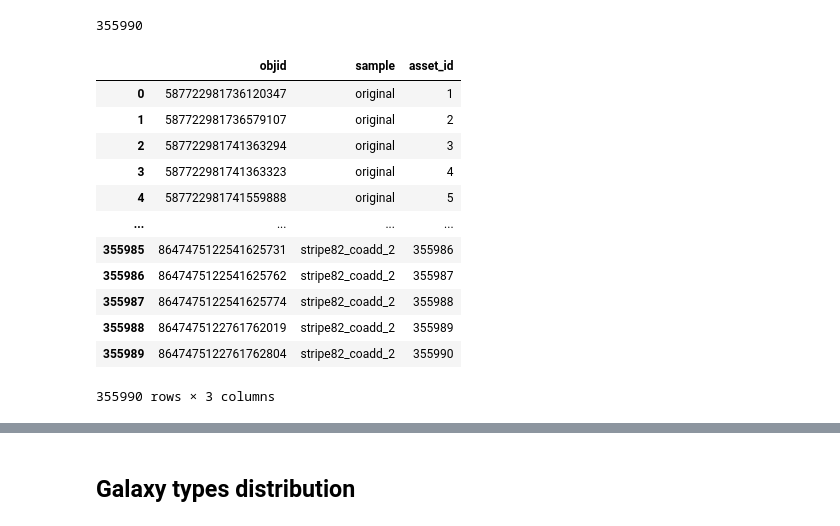
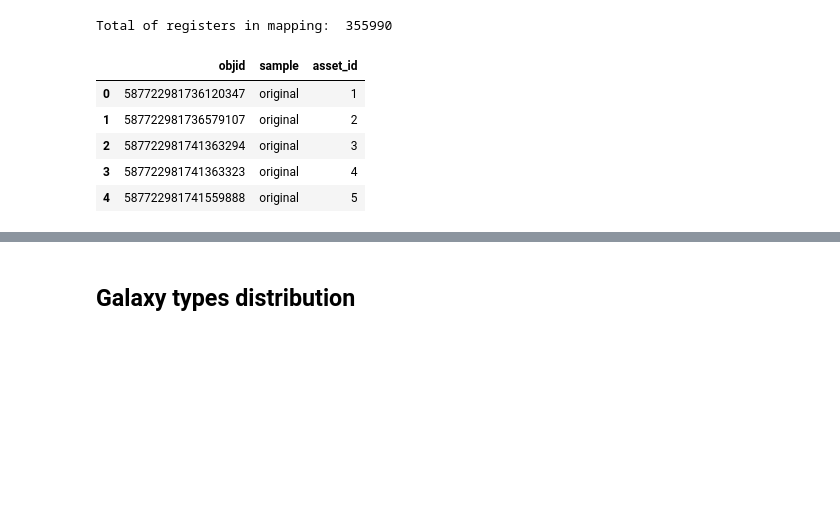
Before and after one commit to PlugInRichi/minIA, a Jupyter notebook: notebooks/ExploratoryDataAnalysis.ipynb, the cells around one changed output, grey strips where cells are left out. Saved outputs shown, nothing was run; the diff lists cells and outputs as text; code cells hidden in the pictures; blank space fills up the shorter version.

```diff
--- a/notebooks/ExploratoryDataAnalysis.ipynb
+++ b/notebooks/ExploratoryDataAnalysis.ipynb
@@ -48,19 +37,12 @@ df_selected
 # %%
-print(df_map['objid'].count())
-df_map
+print('Total of registers in mapping: ', df_map['objid'].count())
+df_map.head()
 # %% [output]
-355990
+Total of registers in mapping:  355990
 |  | objid | sample | asset_id |
 | 0 | 587722981736120347 | original | 1 |
 | 1 | 587722981736579107 | original | 2 |
 | 2 | 587722981741363294 | original | 3 |
 | 3 | 587722981741363323 | original | 4 |
 | 4 | 587722981741559888 | original | 5 |
-| ... | ... | ... | ... |
-| 355985 | 8647475122541625731 | stripe82_coadd_2 | 355986 |
-| 355986 | 8647475122541625762 | stripe82_coadd_2 | 355987 |
-| 355987 | 8647475122541625774 | stripe82_coadd_2 | 355988 |
-| 355988 | 8647475122761762019 | stripe82_coadd_2 | 355989 |
-| 355989 | 8647475122761762804 | stripe82_coadd_2 | 355990 |
-355990 rows × 3 columns
 # %%
```
Also changed, not shown: parts of 25 cells of this notebook.
